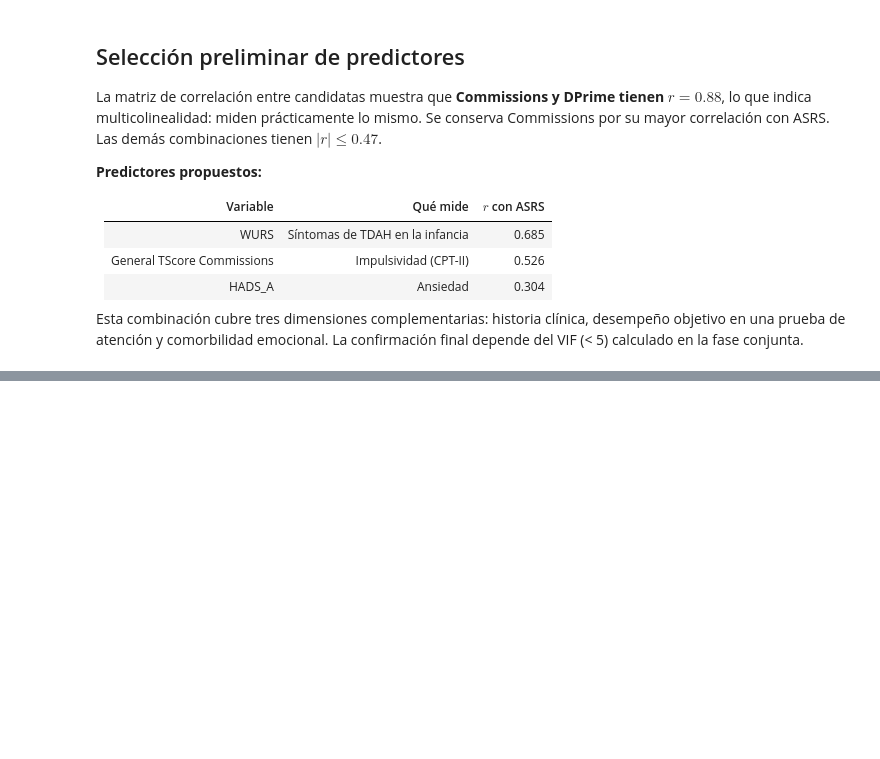
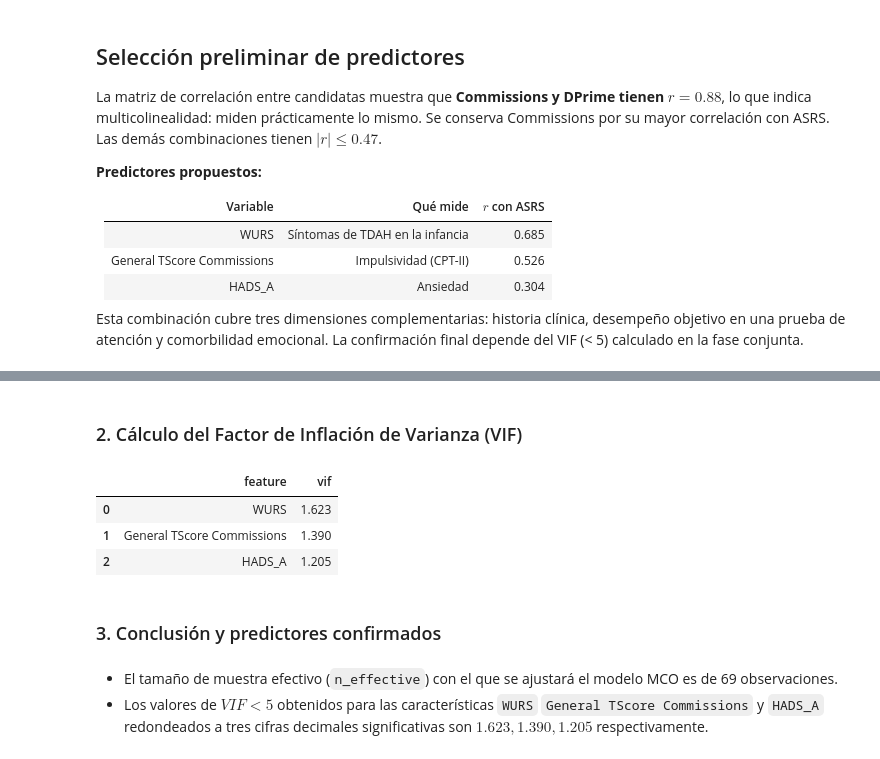
Before and after one commit to a1252765/ARC_project, a Jupyter notebook: notebooks/02_eda_and_feature_selection.ipynb, the cells around one changed output, grey strips where cells are left out. Drawn from its saved outputs; the diff is of its cells as text; code cells hidden in the pictures; blank space fills up the shorter version.

```diff
--- a/notebooks/02_eda_and_feature_selection.ipynb
+++ b/notebooks/02_eda_and_feature_selection.ipynb
@@ -131,0 +182,38 @@ Esta combinación cubre tres dimensiones complementarias: historia clínica, des
+# %% [markdown]
+### 2. Cálculo del Factor de Inflación de Varianza (VIF)
+# %%
+
+
+# Agregando término constante a la matriz de diseño
+X_const = sm.add_constant(X)
+
+# Calculamos el VIF para cada feature excluyendo el primer elemento que es la constante
+vif_values = [
+    variance_inflation_factor(X_const.values, idx)
+    for idx in range(1, X_const.shape[1])
+]
+
+# Convertimos a dataframe de pandas redondeando a 3 decimales, ordenando de mayor a menor y reiniciando el índice.
+vif_df = (
+    pd.DataFrame({
+        "feature": X_const.columns[1:],
+        "vif": vif_values,
+    })
+    .assign(vif=lambda d: d["vif"].round(3))
+    .sort_values("vif", ascending=False)
+    .reset_index(drop=True)
+)
+
+# Mostramos y guardamos el archivo
+display(vif_df)
+vif_df.to_csv(TAB_DIR / "ols_vif.csv", index=False)
+# %% [output]
+|  | feature | vif |
+| 0 | WURS | 1.623 |
+| 1 | General TScore Commissions | 1.390 |
+| 2 | HADS_A | 1.205 |
+# %% [markdown]
+### 3. Conclusión y predictores confirmados
+# %% [markdown]
+- El tamaño de muestra efectivo (`n_effective`) con el que se ajustará el modelo MCO es de 69 observaciones.
+- Los valores de $VIF < 5$ obtenidos para las características `WURS` `General TScore Commissions` y `HADS_A` redondeados a tres cifras decimales significativas son $1.623, 1.390, 1.205$ respectivamente.
```
Also changed, not shown: parts of 8 cells of this notebook, 3 other files.
